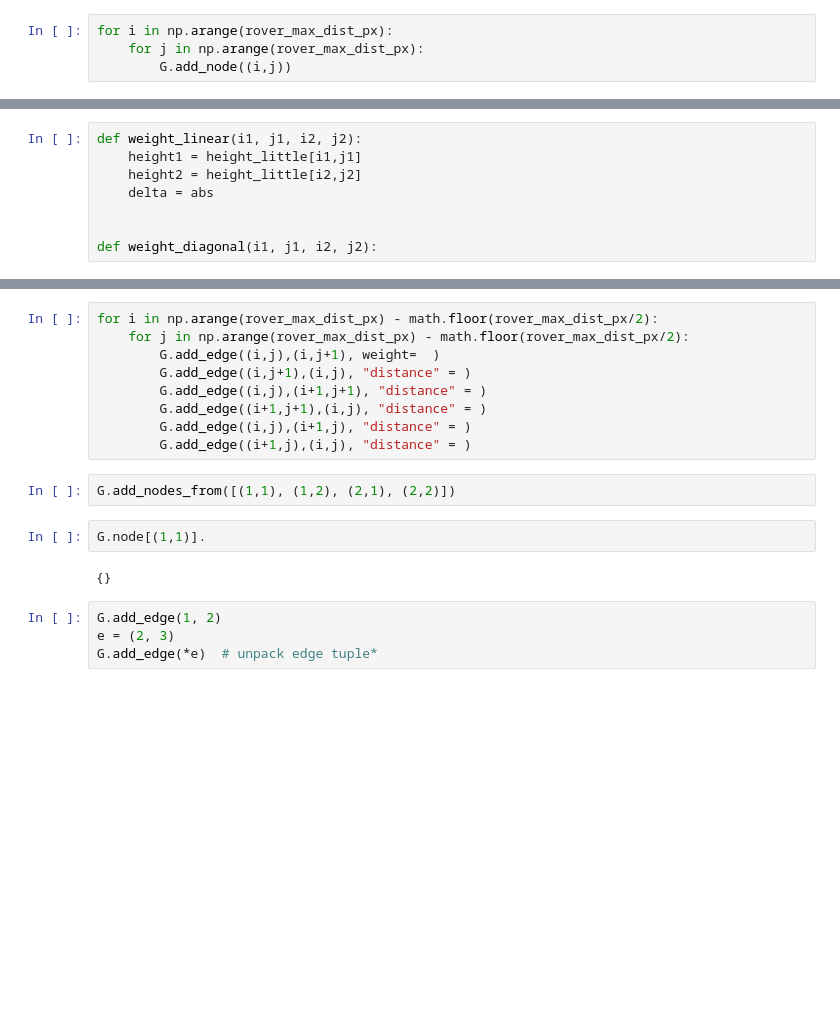
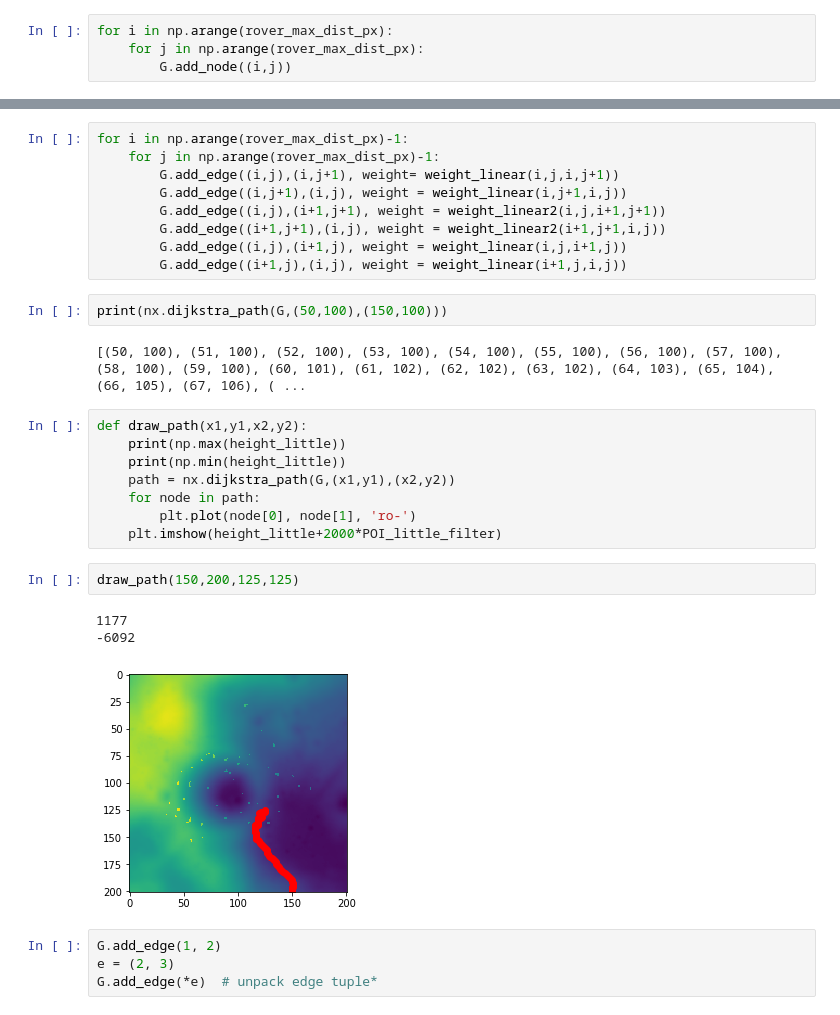
Before and after one commit to schardong/nasa_moon, a Jupyter notebook: nasa_vOpt.ipynb, the cells around one changed output, grey strips where cells are left out. Saved outputs shown, nothing was run; the diff lists cells and outputs as text; blank space fills up the shorter version.

```diff
--- a/nasa_vOpt.ipynb
+++ b/nasa_vOpt.ipynb
@@ -133,8 +118,0 @@ array([[ -703,  -653,  -606, ..., -3322, -3368, -3412],
-# %%
-def weight_linear(i1, j1, i2, j2):
-    height1 = height_little[i1,j1]
-    height2 = height_little[i2,j2]
-    delta = abs
-
-
-def weight_diagonal(i1, j1, i2, j2):
@@ -141,18 +151,30 @@ def weight_diagonal(i1, j1, i2, j2):
 # %%
-for i in np.arange(rover_max_dist_px) - math.floor(rover_max_dist_px/2):
-    for j in np.arange(rover_max_dist_px) - math.floor(rover_max_dist_px/2):
-        G.add_edge((i,j),(i,j+1), weight=  )
-        G.add_edge((i,j+1),(i,j), "distance" = )
-        G.add_edge((i,j),(i+1,j+1), "distance" = )
-        G.add_edge((i+1,j+1),(i,j), "distance" = )
-        G.add_edge((i,j),(i+1,j), "distance" = )
-        G.add_edge((i+1,j),(i,j), "distance" = )
+for i in np.arange(rover_max_dist_px)-1:
+    for j in np.arange(rover_max_dist_px)-1:
+        G.add_edge((i,j),(i,j+1), weight= weight_linear(i,j,i,j+1))
+        G.add_edge((i,j+1),(i,j), weight = weight_linear(i,j+1,i,j))
+        G.add_edge((i,j),(i+1,j+1), weight = weight_linear2(i,j,i+1,j+1))
+        G.add_edge((i+1,j+1),(i,j), weight = weight_linear2(i+1,j+1,i,j))
+        G.add_edge((i,j),(i+1,j), weight = weight_linear(i,j,i+1,j))
+        G.add_edge((i+1,j),(i,j), weight = weight_linear(i+1,j,i,j))
-# %%
-G.add_nodes_from([(1,1), (1,2), (2,1), (2,2)])
-# %%
-G.node[(1,1)].
-# %% [output]
-{}
+# %%
+print(nx.dijkstra_path(G,(50,100),(150,100)))
+# %% [output]
+[(50, 100), (51, 100), (52, 100), (53, 100), (54, 100), (55, 100), (56, 100), (57, 100), (58, 100), (59, 100), (60, 101), (61, 102), (62, 102), (63, 102), (64, 103), (65, 104), (66, 105), (67, 106), ( ...
+# %%
+def draw_path(x1,y1,x2,y2):
+    print(np.max(height_little))
+    print(np.min(height_little))
+    path = nx.dijkstra_path(G,(x1,y1),(x2,y2))
+    for node in path:
+        plt.plot(node[0], node[1], 'ro-')
+    plt.imshow(height_little+2000*POI_little_filter)
+# %%
+draw_path(150,200,125,125)
+# %% [output]
+1177
+-6092
+[figure, added]
 # %%
 G.add_edge(1, 2)
 e = (2, 3)
```
Also changed, not shown: parts of 9 cells of this notebook.
